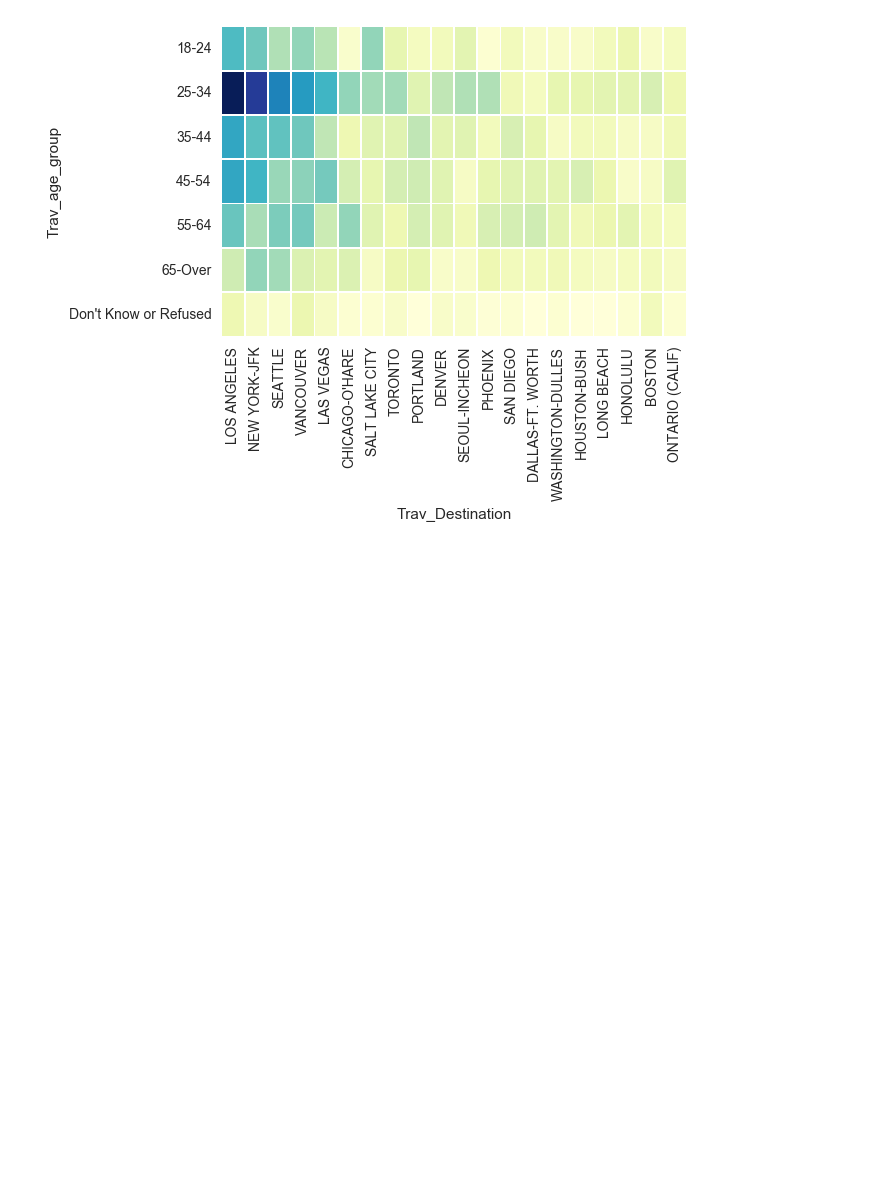
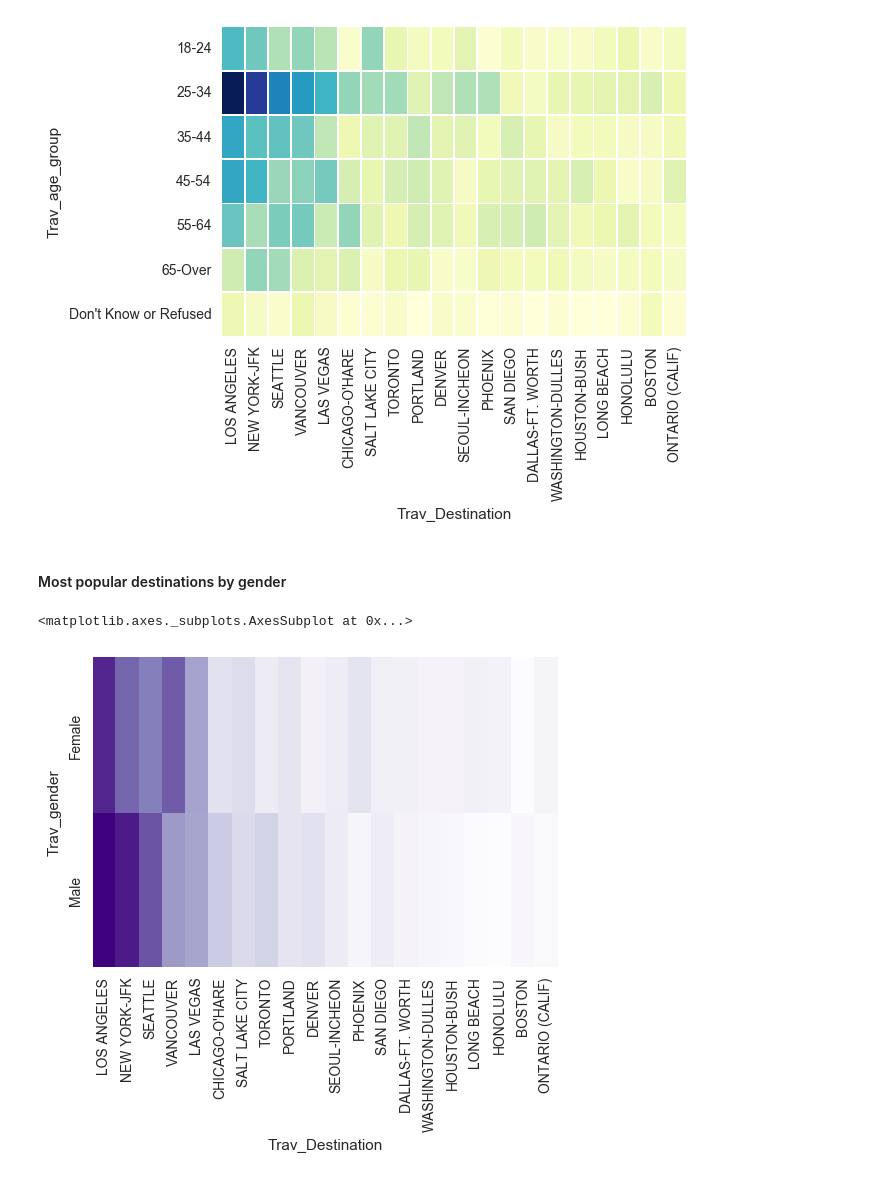
Before and after one commit to koelyl/SFO, a Jupyter notebook: SFO Analysis.ipynb, the cells around one changed output. Saved outputs shown, nothing was run; the diff lists cells and outputs as text; code cells hidden in the pictures; blank space fills up the shorter version.

Commit message:
Add gender v destination crosstab viz

```diff
--- a/SFO Analysis.ipynb
+++ b/SFO Analysis.ipynb
@@ -152,3 +161,12 @@ sns.heatmap(crosstab, linewidths=.5, cmap="YlGnBu", cbar=False)
 # %% [output]
 <matplotlib.axes._subplots.AxesSubplot at 0x...>
 [figure]
+# %% [markdown]
+#### Most popular destinations by gender
+# %%
+crosstab_gender = pd.crosstab(cat_cols["Trav_gender"], cat_cols["Trav_Destination"])
+crosstab_gender = crosstab_gender[toplists]
+sns.heatmap(crosstab_gender, cmap="Purples", cbar=False)
+# %% [output]
+<matplotlib.axes._subplots.AxesSubplot at 0x...>
+[figure, added]
```
Also changed, not shown: parts of 4 cells of this notebook.
